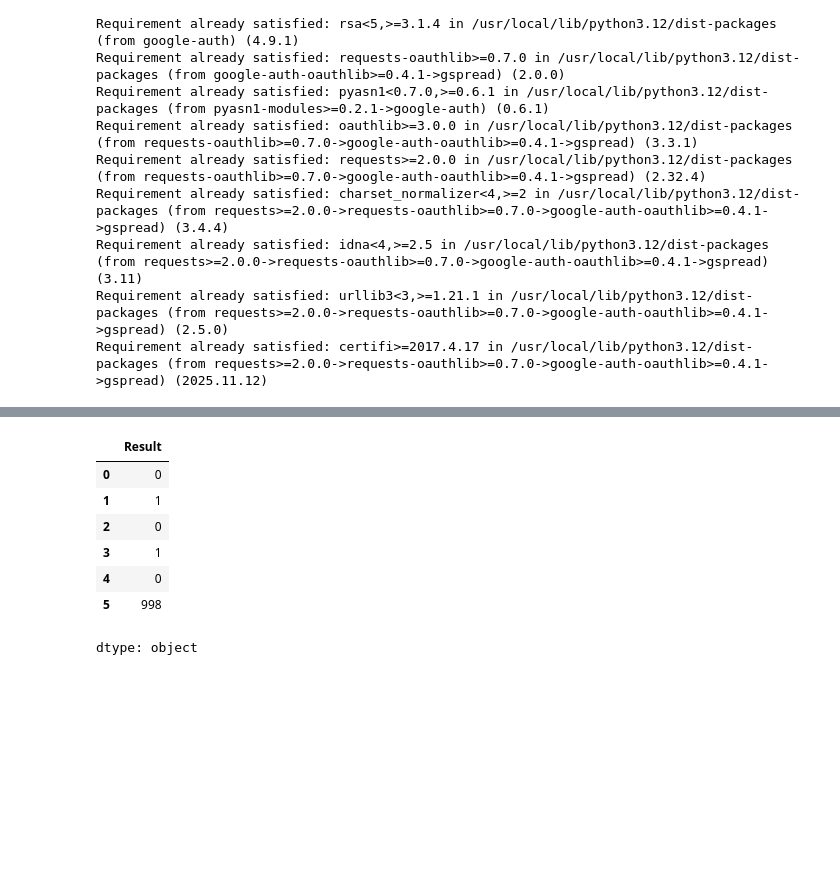
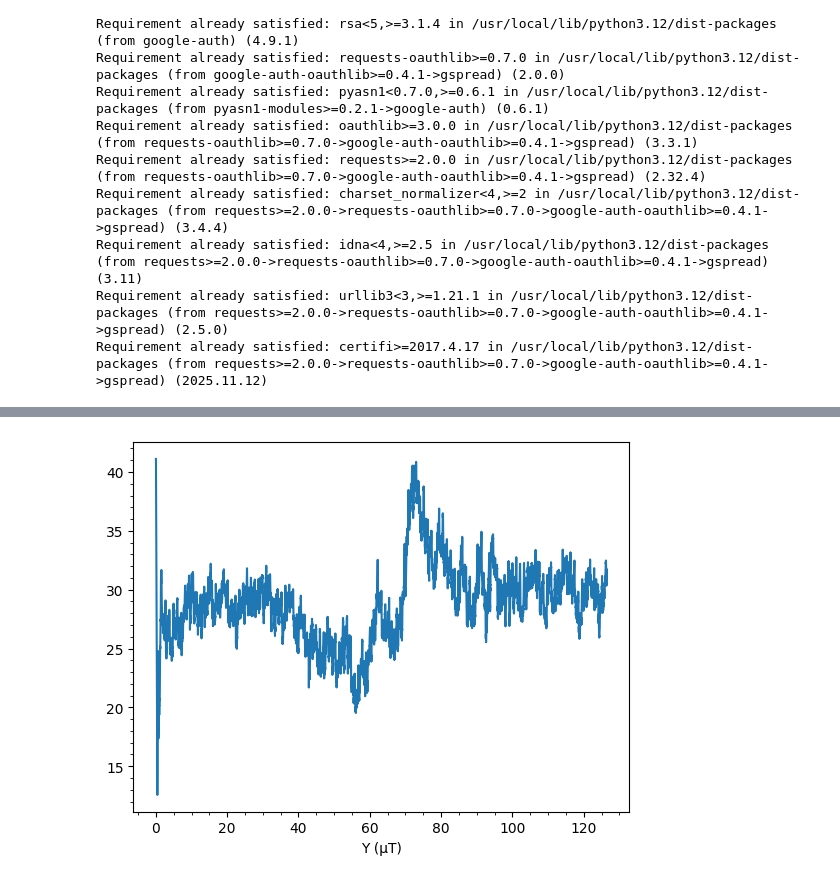
Before and after one commit to dave-heslop74/APA, a Jupyter notebook: Plotting_test_Phyphox.ipynb, the cells around one changed output, grey strips where cells are left out. Saved outputs shown, nothing was run; the diff lists cells and outputs as text; code cells hidden in the pictures; blank space fills up the shorter version.

Commit message:
Updated to read code from file and make some basic plots.

```diff
--- a/Plotting_test_Phyphox.ipynb
+++ b/Plotting_test_Phyphox.ipynb
@@ -57,11 +50,6 @@ df
-# %%
-df['Result']
-# %% [output]
-|  | Result |
-| 0 | 0 |
-| 1 | 1 |
-| 2 | 0 |
-| 3 | 1 |
-| 4 | 0 |
-| 5 | 998 |
-dtype: object
+# %%
+plt.plot(df['Time (s)'],df['Y (µT)'])
+plt.xlabel('Y (µT)')
+plt.minorticks_on()
+# %% [output]
+[figure, added]
```
Also changed, not shown: parts of 6 cells of this notebook.
